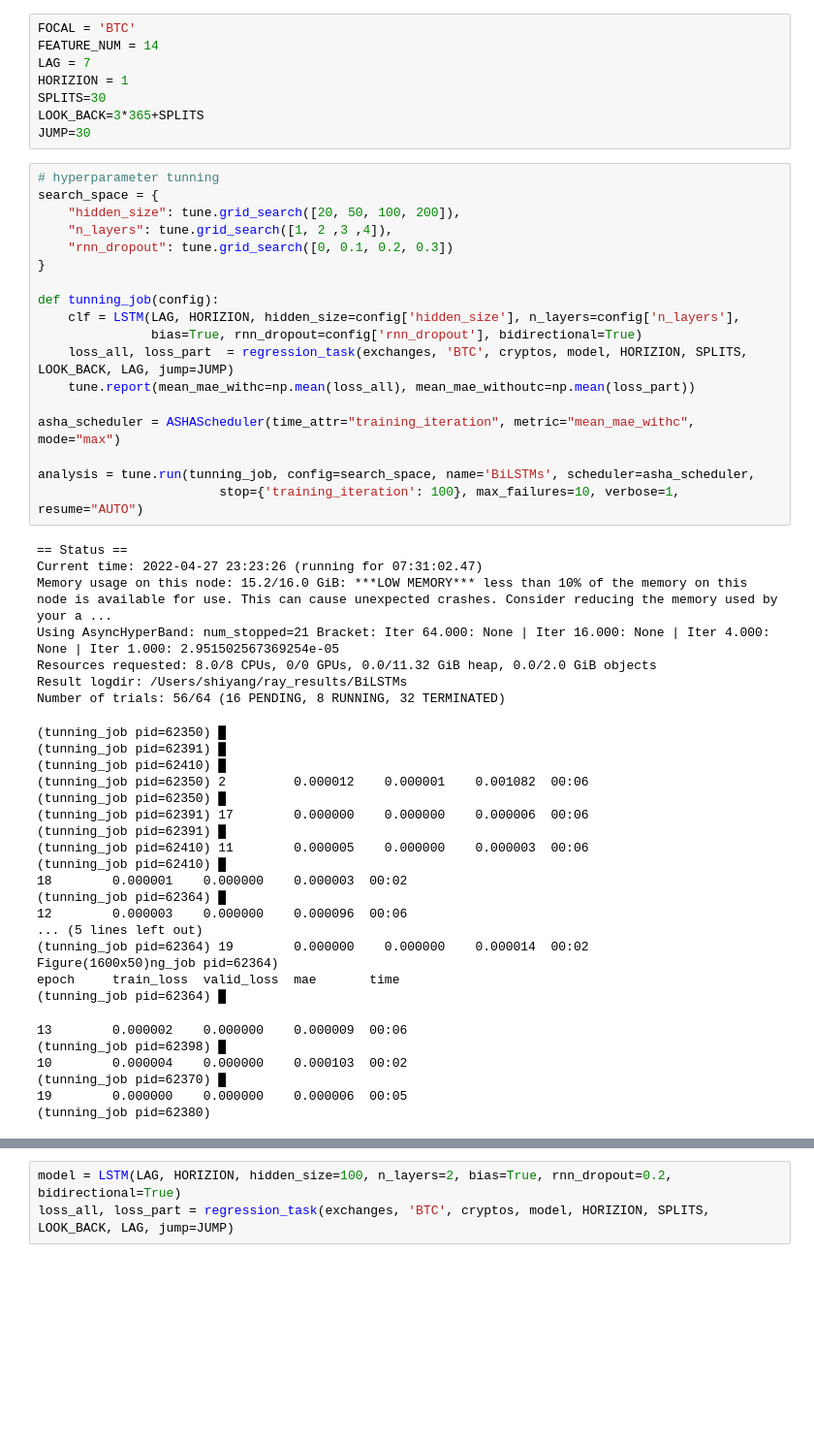
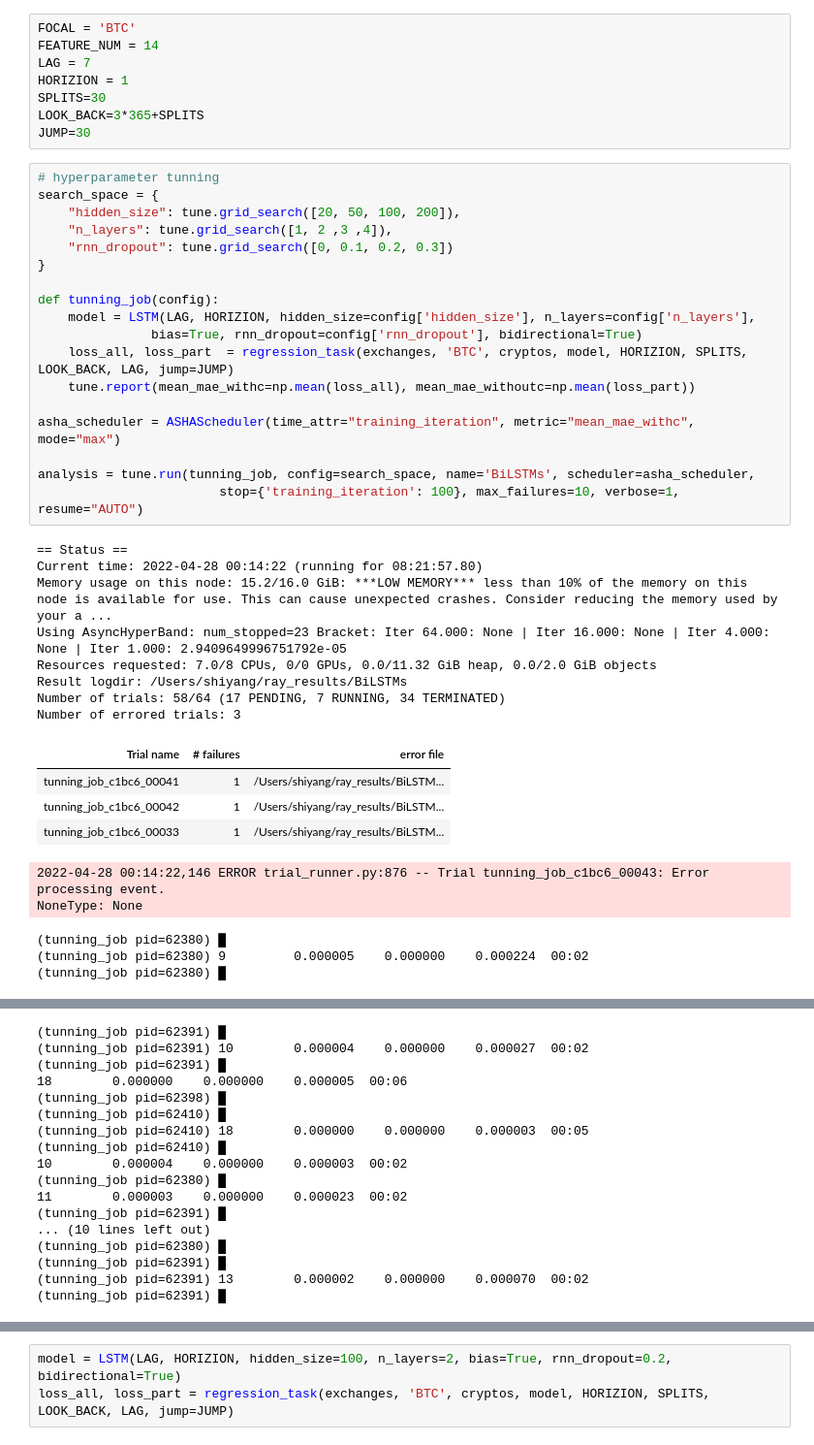
Before and after one commit to ShiyangLai/Crypto-Conven-Spillovers, a Jupyter notebook: test.ipynb, the cells around one changed output, grey strips where cells are left out. Shown at 97% size. Cells and saved outputs as stored; diff of their text form; blank space fills up the shorter version.

```diff
--- a/test.ipynb
+++ b/test.ipynb
@@ -28,49 +29,36 @@ JUMP=30
 # %%
 # hyperparameter tunning
 search_space = {
     "hidden_size": tune.grid_search([20, 50, 100, 200]),
     "n_layers": tune.grid_search([1, 2 ,3 ,4]),
     "rnn_dropout": tune.grid_search([0, 0.1, 0.2, 0.3])
 }
 
 def tunning_job(config):
-    clf = LSTM(LAG, HORIZION, hidden_size=config['hidden_size'], n_layers=config['n_layers'],
+    model = LSTM(LAG, HORIZION, hidden_size=config['hidden_size'], n_layers=config['n_layers'],
                bias=True, rnn_dropout=config['rnn_dropout'], bidirectional=True)
     loss_all, loss_part  = regression_task(exchanges, 'BTC', cryptos, model, HORIZION, SPLITS, LOOK_BACK, LAG, jump=JUMP)
     tune.report(mean_mae_withc=np.mean(loss_all), mean_mae_withoutc=np.mean(loss_part))
 
 asha_scheduler = ASHAScheduler(time_attr="training_iteration", metric="mean_mae_withc", mode="max")
 
 analysis = tune.run(tunning_job, config=search_space, name='BiLSTMs', scheduler=asha_scheduler,
                         stop={'training_iteration': 100}, max_failures=10, verbose=1, resume="AUTO")
 # %% [output]
 == Status ==
-Current time: 2022-04-27 23:23:26 (running for 07:31:02.47)
+Current time: 2022-04-28 00:14:22 (running for 08:21:57.80)
 Memory usage on this node: 15.2/16.0 GiB: ***LOW MEMORY*** less than 10% of the memory on this node is available for use. This can cause unexpected crashes. Consider reducing the memory used by your a ...
-Using AsyncHyperBand: num_stopped=21 Bracket: Iter 64.000: None | Iter 16.000: None | Iter 4.000: None | Iter 1.000: 2.951502567369254e-05
-Resources requested: 8.0/8 CPUs, 0/0 GPUs, 0.0/11.32 GiB heap, 0.0/2.0 GiB objects
+Using AsyncHyperBand: num_stopped=23 Bracket: Iter 64.000: None | Iter 16.000: None | Iter 4.000: None | Iter 1.000: 2.9409649996751792e-05
+Resources requested: 7.0/8 CPUs, 0/0 GPUs, 0.0/11.32 GiB heap, 0.0/2.0 GiB objects
 Result logdir: /Users/shiyang/ray_results/BiLSTMs
-Number of trials: 56/64 (16 PENDING, 8 RUNNING, 32 TERMINATED)
+Number of trials: 58/64 (17 PENDING, 7 RUNNING, 34 TERMINATED)
+Number of errored trials: 3
+| Trial name | # failures | error file |
+| tunning_job_c1bc6_00041 | 1 | /Users/shiyang/ray_results/BiLSTM... |
+| tunning_job_c1bc6_00042 | 1 | /Users/shiyang/ray_results/BiLSTM... |
+| tunning_job_c1bc6_00033 | 1 | /Users/shiyang/ray_results/BiLSTM... |
-(tunning_job pid=62350) █
-(tunning_job pid=62391) █
-(tunning_job pid=62410) █
-(tunning_job pid=62350) 2         0.000012    0.000001    0.001082  00:06
-(tunning_job pid=62350) █
-(tunning_job pid=62391) 17        0.000000    0.000000    0.000006  00:06
-(tunning_job pid=62391) █
-(tunning_job pid=62410) 11        0.000005    0.000000    0.000003  00:06
-(tunning_job pid=62410) █
-18        0.000001    0.000000    0.000003  00:02
-(tunning_job pid=62364) █
-12        0.000003    0.000000    0.000096  00:06
-... (5 lines left out)
-(tunning_job pid=62364) 19        0.000000    0.000000    0.000014  00:02
-Figure(1600x50)ng_job pid=62364)
-epoch     train_loss  valid_loss  mae       time
-(tunning_job pid=62364) █
+2022-04-28 00:14:22,146 ERROR trial_runner.py:876 -- Trial tunning_job_c1bc6_00043: Error processing event.
+NoneType: None
-13        0.000002    0.000000    0.000009  00:06
-(tunning_job pid=62398) █
-10        0.000004    0.000000    0.000103  00:02
-(tunning_job pid=62370) █
-19        0.000000    0.000000    0.000006  00:05
-(tunning_job pid=62380)
+(tunning_job pid=62380) █
+(tunning_job pid=62380) 9         0.000005    0.000000    0.000224  00:02
+(tunning_job pid=62380) █
@@ -76,0 +68,17 @@ epoch     train_loss  valid_loss  mae       time
+(tunning_job pid=62391) █
+(tunning_job pid=62391) 10        0.000004    0.000000    0.000027  00:02
+(tunning_job pid=62391) █
+18        0.000000    0.000000    0.000005  00:06
+(tunning_job pid=62398) █
+(tunning_job pid=62410) █
+(tunning_job pid=62410) 18        0.000000    0.000000    0.000003  00:05
+(tunning_job pid=62410) █
+10        0.000004    0.000000    0.000003  00:02
+(tunning_job pid=62380) █
+11        0.000003    0.000000    0.000023  00:02
+(tunning_job pid=62391) █
+... (10 lines left out)
+(tunning_job pid=62380) █
+(tunning_job pid=62391) █
+(tunning_job pid=62391) 13        0.000002    0.000000    0.000070  00:02
+(tunning_job pid=62391) █
```
Also changed, not shown: parts of 3 cells of this notebook, 1 other file.
